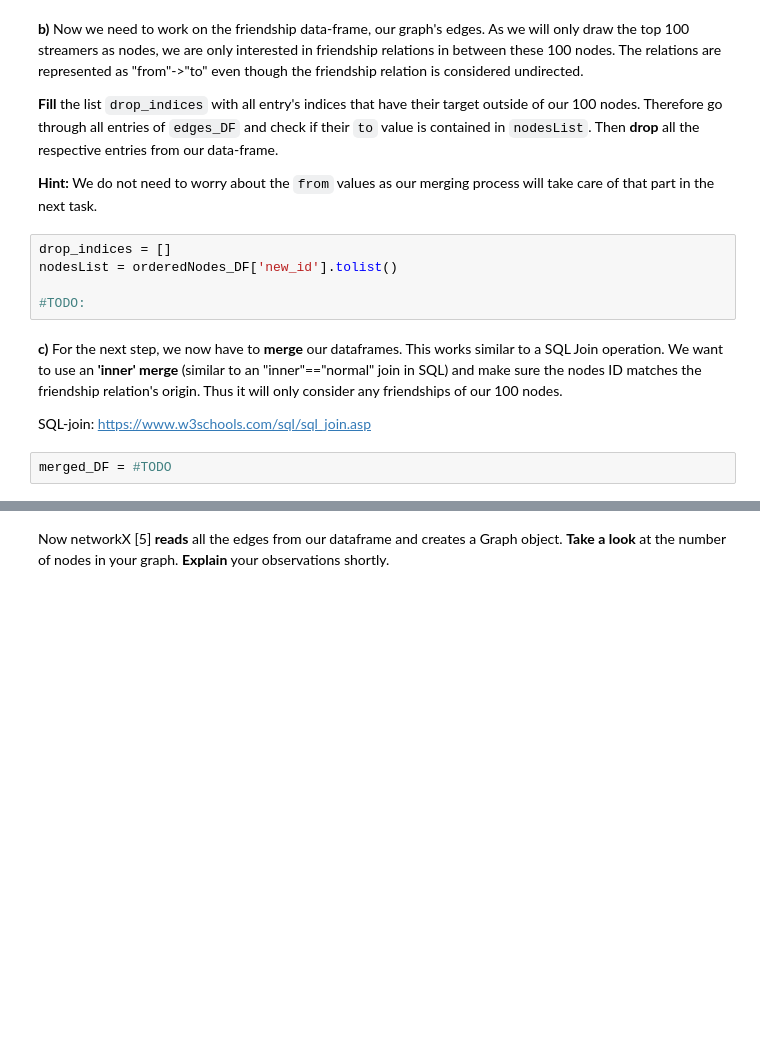
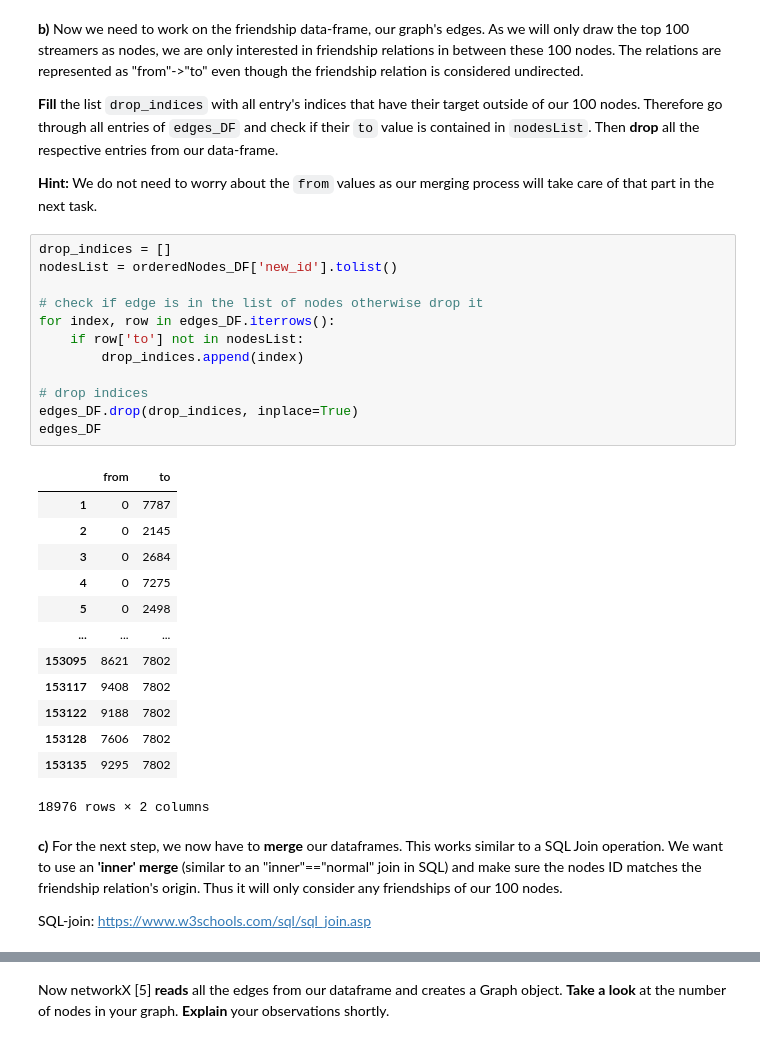
Before and after one commit to msskzx/socail-computing-assignments, a Jupyter notebook: ex01/Ex1_Intro_new.ipynb, the cells around one changed output, grey strips where cells are left out. Cells and saved outputs as stored; diff of their text form; blank space fills up the shorter version.

```diff
--- a/ex01/Ex1_Intro_new.ipynb
+++ b/ex01/Ex1_Intro_new.ipynb
@@ -102,16 +167,35 @@ Then, to limit our data on the 100 most viewed streamers **order** ``nodes_DF``
 Then **drop** all the respective entries from our data-frame.
 
 **Hint:** We do not need to worry about the ``from`` values as our merging process will take care of that part in the next task.
-# %%
-drop_indices = []
-nodesList = orderedNodes_DF['new_id'].tolist()
-
-#TODO:
+# %%
+drop_indices = []
+nodesList = orderedNodes_DF['new_id'].tolist()
+
+# check if edge is in the list of nodes otherwise drop it
+for index, row in edges_DF.iterrows():
+    if row['to'] not in nodesList:
+        drop_indices.append(index)
+
+# drop indices
+edges_DF.drop(drop_indices, inplace=True)
+edges_DF
+# %% [output]
+|  | from | to |
+| 1 | 0 | 7787 |
+| 2 | 0 | 2145 |
+| 3 | 0 | 2684 |
+| 4 | 0 | 7275 |
+| 5 | 0 | 2498 |
+| ... | ... | ... |
+| 153095 | 8621 | 7802 |
+| 153117 | 9408 | 7802 |
+| 153122 | 9188 | 7802 |
+| 153128 | 7606 | 7802 |
+| 153135 | 9295 | 7802 |
+18976 rows × 2 columns
 # %% [markdown]
 **c)** For the next step, we now have to **merge** our dataframes. This works similar to a SQL Join operation. We want to use an **'inner' merge** (similar to an "inner"=="normal" join in SQL) and make sure the nodes ID matches the friendship relation's origin. Thus it will only consider any friendships of our 100 nodes.
 
 
 SQL-join:
 https://www.w3schools.com/sql/sql_join.asp
-# %%
-merged_DF = #TODO
```
Also changed, not shown: parts of 19 cells of this notebook, 3 other files.
